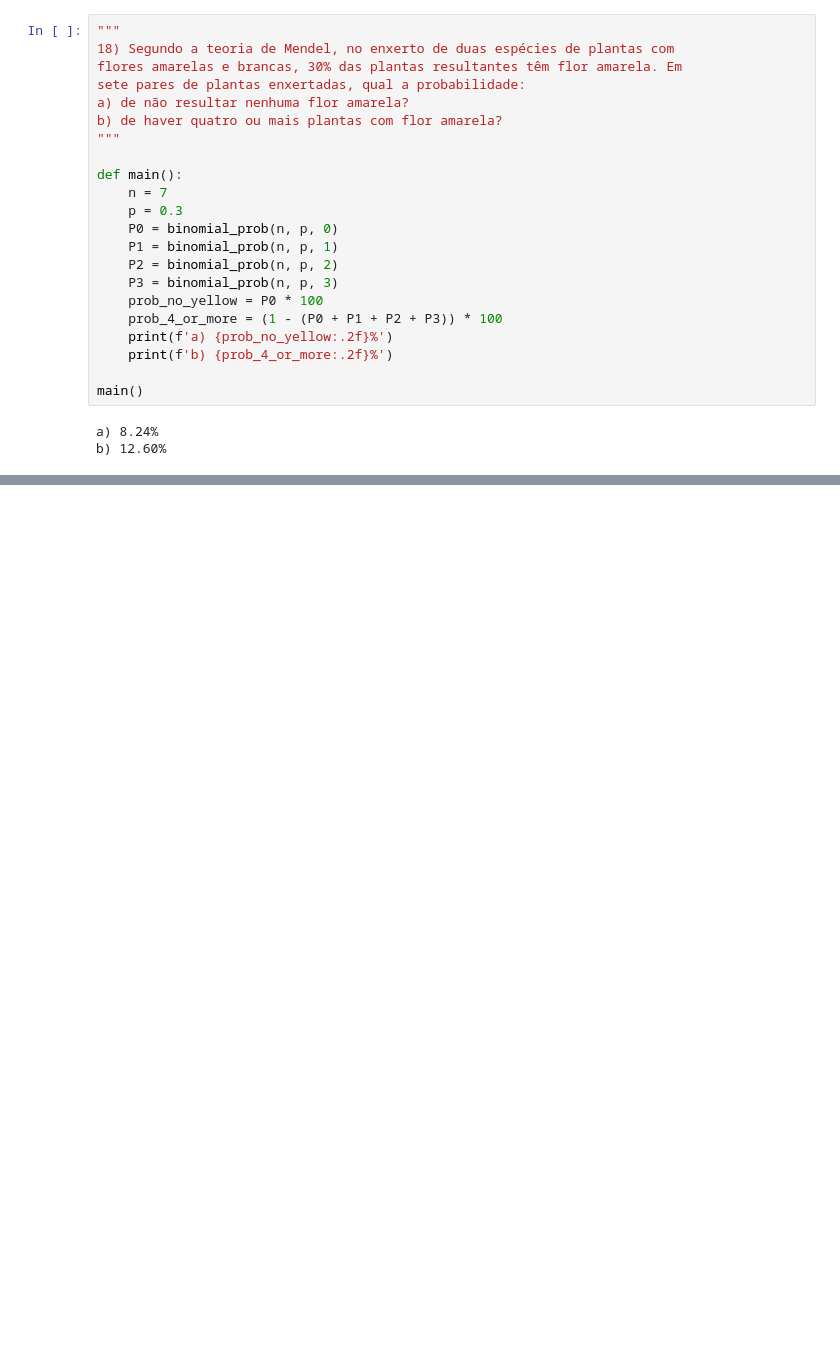
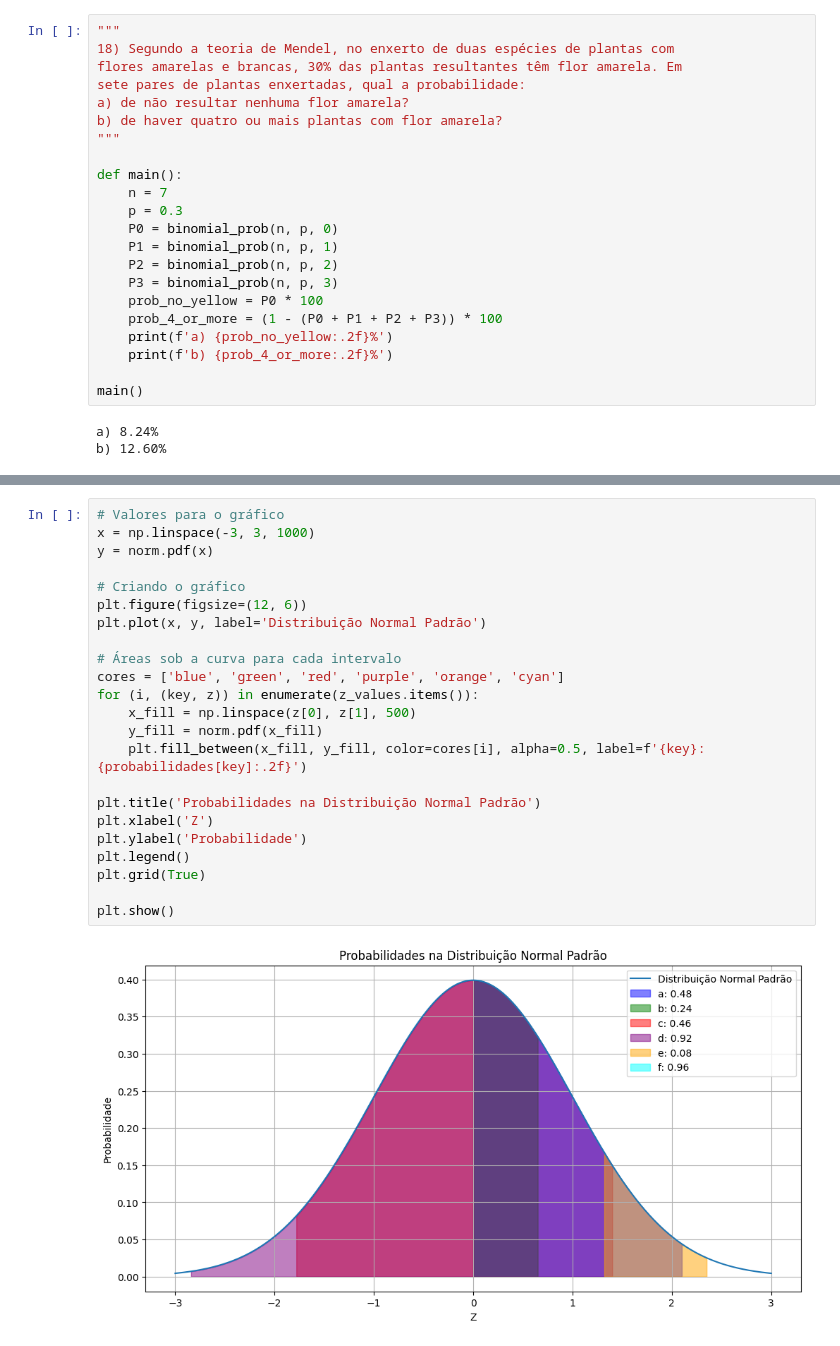
Before and after one commit to limeira94/masters-statistics, a Jupyter notebook: exlist1.ipynb, the cells around one changed output, grey strips where cells are left out. Saved outputs shown, nothing was run; the diff lists cells and outputs as text; blank space fills up the shorter version.

```diff
--- a/exlist1.ipynb
+++ b/exlist1.ipynb
@@ -209,0 +241,25 @@ b) 12.60%
+# %%
+# Valores para o gráfico
+x = np.linspace(-3, 3, 1000)
+y = norm.pdf(x)
+
+# Criando o gráfico
+plt.figure(figsize=(12, 6))
+plt.plot(x, y, label='Distribuição Normal Padrão')
+
+# Áreas sob a curva para cada intervalo
+cores = ['blue', 'green', 'red', 'purple', 'orange', 'cyan']
+for (i, (key, z)) in enumerate(z_values.items()):
+    x_fill = np.linspace(z[0], z[1], 500)
+    y_fill = norm.pdf(x_fill)
+    plt.fill_between(x_fill, y_fill, color=cores[i], alpha=0.5, label=f'{key}: {probabilidades[key]:.2f}')
+
+plt.title('Probabilidades na Distribuição Normal Padrão')
+plt.xlabel('Z')
+plt.ylabel('Probabilidade')
+plt.legend()
+plt.grid(True)
+
+plt.show()
+# %% [output]
+[figure, added]
```
Also changed, not shown: parts of 5 cells of this notebook.
